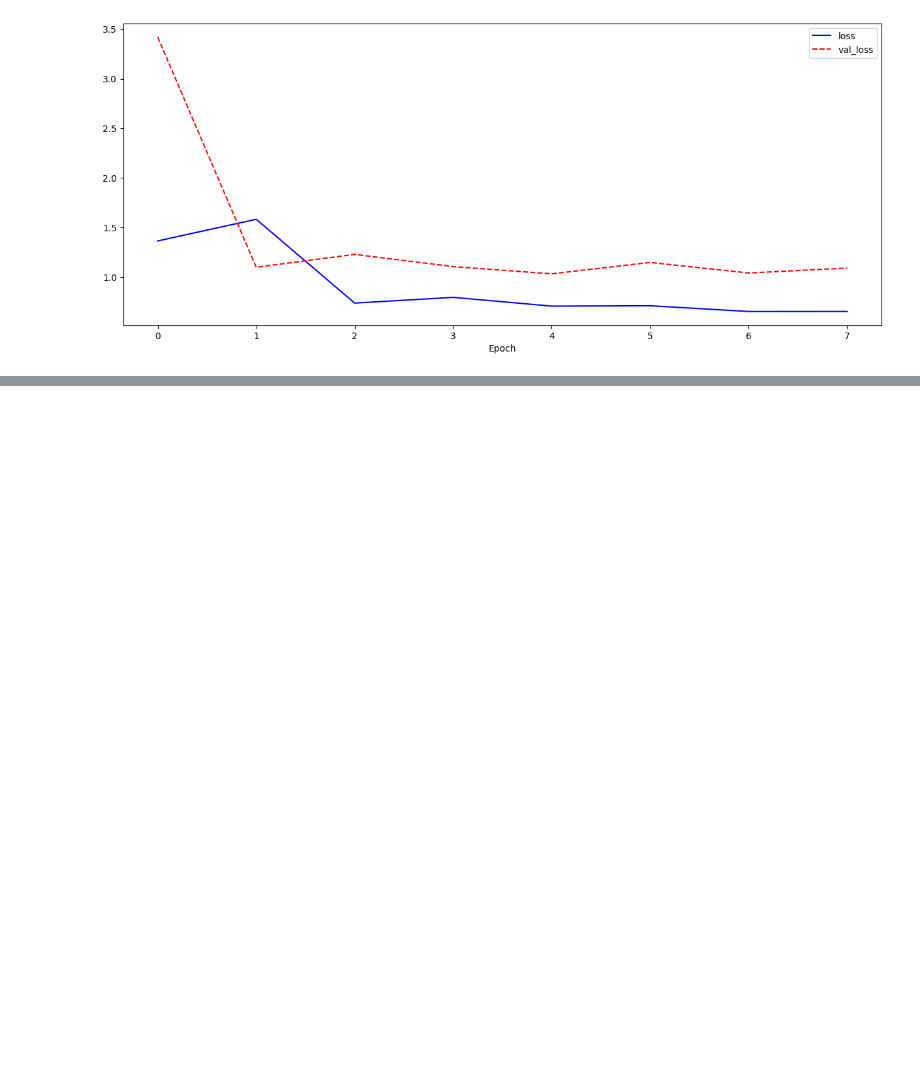
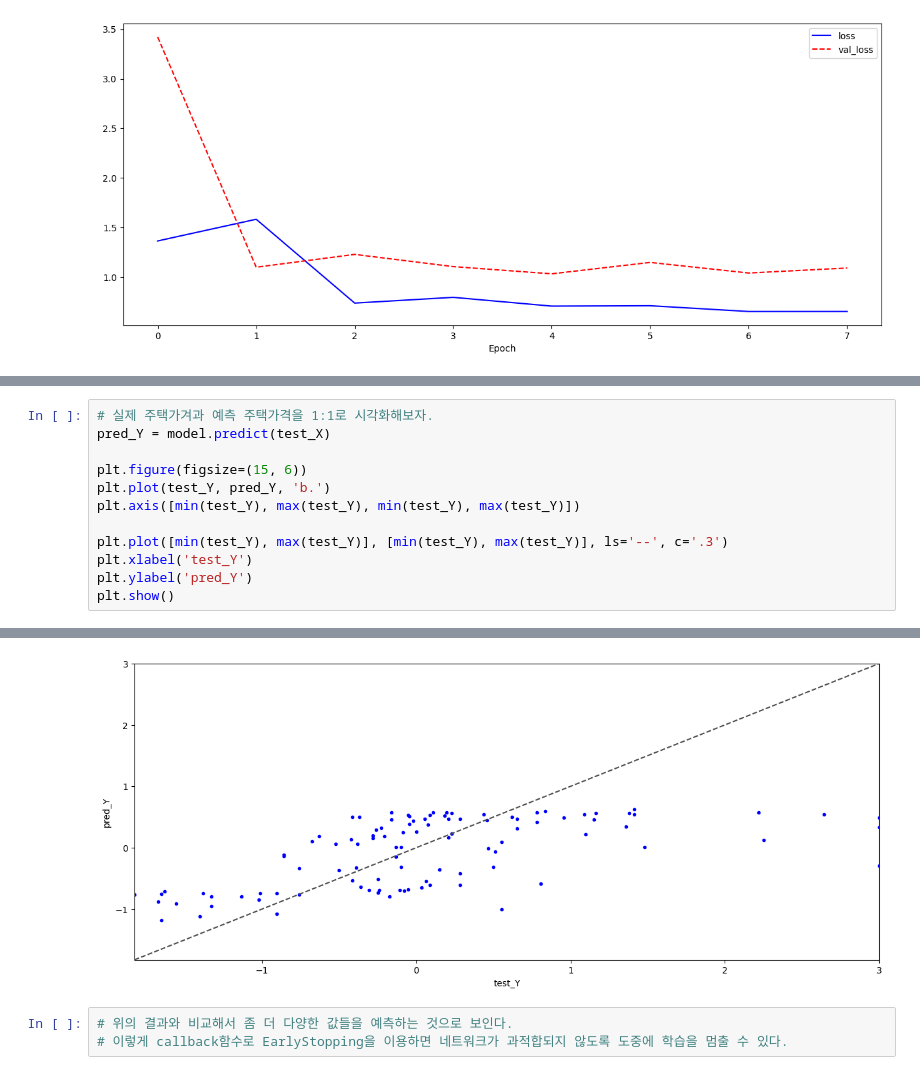
Before and after one commit to rubinkim/deep_learning_09_2022, a Jupyter notebook: chapter_04/ch04_03.ipynb, the cells around one changed output, grey strips where cells are left out. Cells and saved outputs as stored; diff of their text form; blank space fills up the shorter version.

Commit message:
Be aware of callback & EarlyStopping

```diff
--- a/chapter_04/ch04_03.ipynb
+++ b/chapter_04/ch04_03.ipynb
@@ -207,0 +215,13 @@ plt.show()
+# %%
+# 실제 주택가겨과 예측 주택가격을 1:1로 시각화해보자.
+pred_Y = model.predict(test_X)
+
+plt.figure(figsize=(15, 6))
+plt.plot(test_Y, pred_Y, 'b.')
+plt.axis([min(test_Y), max(test_Y), min(test_Y), max(test_Y)])
+
+plt.plot([min(test_Y), max(test_Y)], [min(test_Y), max(test_Y)], ls='--', c='.3')
+plt.xlabel('test_Y')
+plt.ylabel('pred_Y')
+plt.show()
+# %% [output]
@@ -207,0 +229,4 @@ plt.show()
+[figure, added]
+# %%
+# 위의 결과와 비교해서 좀 더 다양한 값들을 예측하는 것으로 보인다.
+# 이렇게 callback함수로 EarlyStopping을 이용하면 네트워크가 과적합되지 않도록 도중에 학습을 멈출 수 있다.
```
Also changed, not shown: parts of 2 cells of this notebook.
